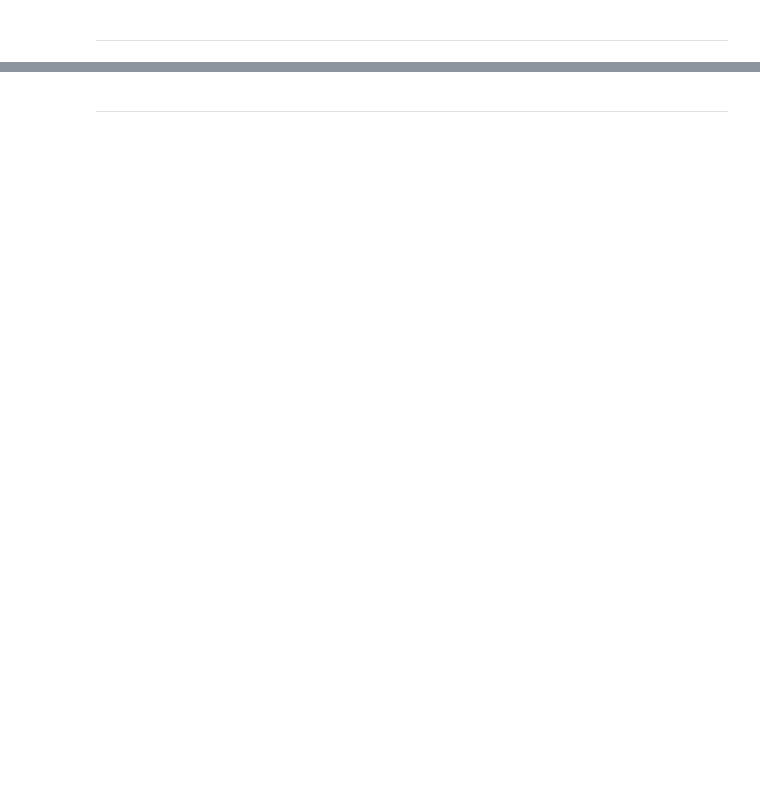
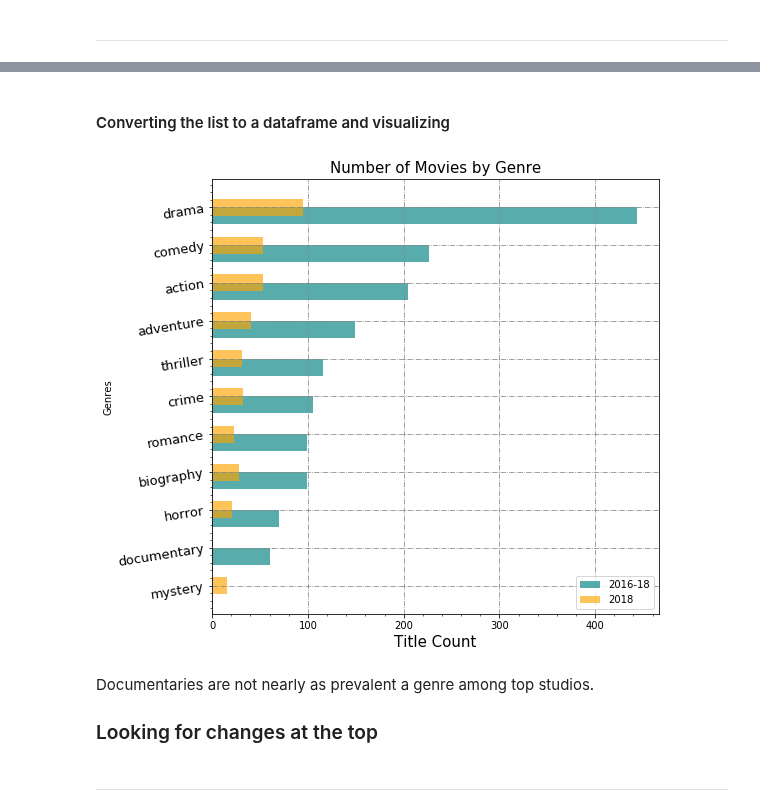
Before and after one commit to jammy-bot/dsc-mod-1-project-v2-1-online-ds-ft-120919, a Jupyter notebook: movies-q3.ipynb, the cells around one changed output, grey strips where cells are left out. Drawn from its saved outputs; the diff is of its cells as text; code cells hidden in the pictures; blank space fills up the shorter version.

```diff
--- a/movies-q3.ipynb
+++ b/movies-q3.ipynb
@@ -129,2 +299,55 @@ for cols in clean_imdb_title_df.columns():
+# %%
+# using our list of all genre column names 'genre_names'
+# genre_names = [col for col in jsg.columns[6:]]
+
+# an equal - length list of all genre counts for value 1
+freq_counts = [len(jsg[jsg[g] == 1]) for g in genre_list]
+freq_counts_18 = [len((jsg[(jsg[g] == 1
+                           ) & (jsg['start_year'] == 2018
+                               )]
+                      )
+                     ) for g in genre_list]
+
+# bringing the lists together as tuples
+studio_top_gen_freq = list(zip(genre_names, freq_counts))
+studio_top_gen_freq_18 = list(zip(genre_names, freq_counts_18))
+# %% [markdown]
+#### Converting the list to a dataframe and visualizing
+# %%
+# limiting output to the top - ten for each analysis period
+stgf = pd.DataFrame(studio_top_gen_freq, columns = ['genre_names' , 'freq_counts']
+                   ).sort_values(by='freq_counts', ascending=False).head(10)
+stgf_18 = pd.DataFrame(studio_top_gen_freq_18, columns = ['genre_names' , 'freq_counts_18']
+                      ).sort_values(by='freq_counts_18', ascending=False).head(10)
+
+# defining axes
+x1 = stgf.genre_names
+x2 = stgf_18.genre_names
+y1 = stgf.freq_counts
+y2 = stgf_18.freq_counts_18
+
+# creating the figure
+plt.figure(figsize=(8, 8))
+width = 0.45       # the width of the bars
+plt.grid(b=True, which='major', color='#888888', linestyle='-.')
+plt.minorticks_on()
+plt.barh(x1, y1, width, color='teal', align='edge', alpha=.65,  label = '2016-18')
+plt.barh(x2, y2, -width, color='orange', align='center', alpha=.65,  label = '2018')
+plt.ylim(plt.ylim()[::-1])
+
+# defining labels
+plt.ylabel('Genres', fontsize=10)
+plt.yticks(fontsize=13, rotation=9)
+plt.xlabel('Title Count', fontsize=15)
+plt.title(f'Number of Movies by Genre', fontsize=15)
+
+plt.legend()
+plt.show()
+# %% [output]
+[figure, added]
+# %% [markdown]
+Documentaries are not nearly as prevalent a genre among top studios.
+
+### Looking for changes at the top
 # %% [markdown]
 ***
```
Also changed, not shown: parts of 42 cells of this notebook, 3 other files.
